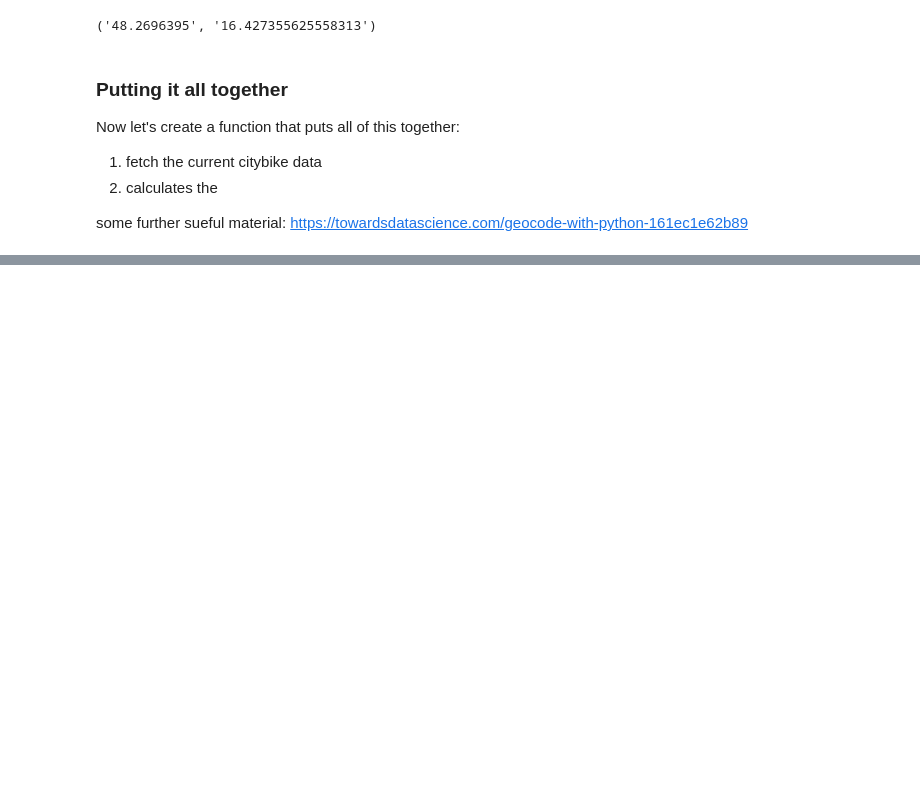
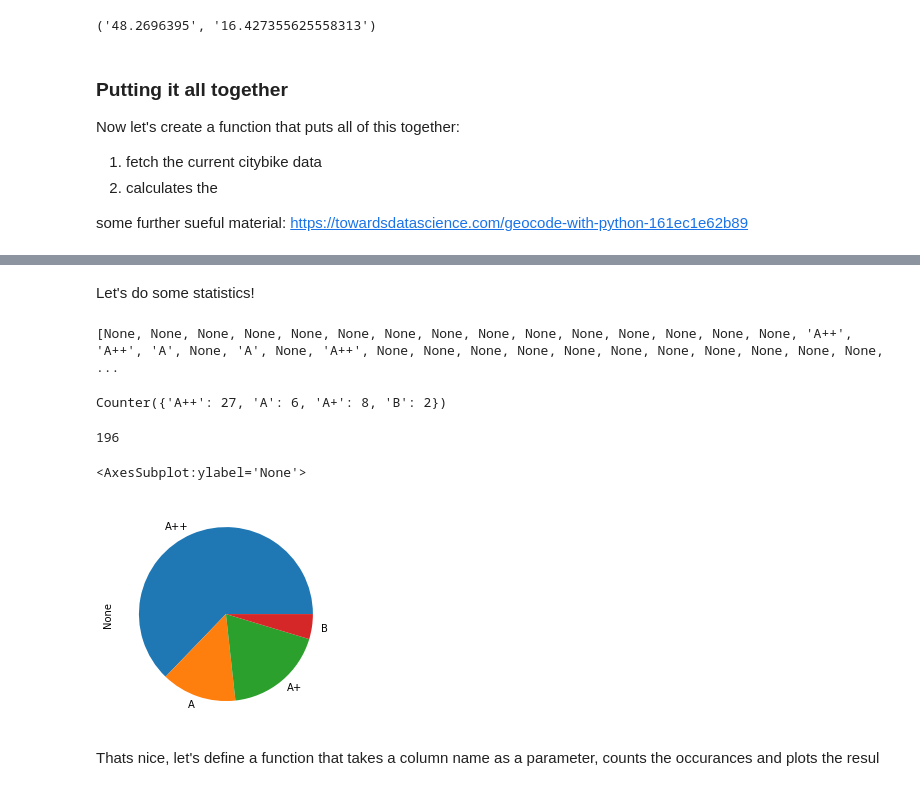
Before and after one commit to simonschaluppe/MEE1-3-PEQ, a Jupyter notebook: Exercises/solutions/External_data.ipynb, the cells around one changed output, grey strips where cells are left out. Drawn from its saved outputs; the diff is of its cells as text; code cells hidden in the pictures; blank space fills up the shorter version.

```diff
--- a/Exercises/solutions/External_data.ipynb
+++ b/Exercises/solutions/External_data.ipynb
@@ -338,0 +396,4 @@ ____________________
+# %%
+addr = "https://data.wien.gv.at/daten/geo?service=WFS&request=GetFeature&version=1.1.0&typeName=ogdwien:ENINNOVPRJV2OGD%20&srsName=EPSG:4326&outputFormat=json"
+response = requests.get(addr)
+data = response.json()
@@ -338,0 +405,4 @@ ____________________
+# %%
+projects = data["features"]
+print(f"{len(projects)=}")
+projects[0]
@@ -338,0 +428,29 @@ ____________________
+# %% [markdown]
+Let's do some statistics!
+# %%
+EKLASSE = [p["properties"]['EEFF_EKLASSE'] for p in projects]
+print(EKLASSE)
+# %% [output]
+[None, None, None, None, None, None, None, None, None, None, None, None, None, None, None, 'A++', 'A++', 'A', None, 'A', None, 'A++', None, None, None, None, None, None, None, None, None, None, None,  ...
+# %%
+from collections import Counter
+EKLASSE = [e for e in EKLASSE if e is not None]
+eneffklasse = Counter(EKLASSE)
+eneffklasse
+# %% [output]
+Counter({'A++': 27, 'A': 6, 'A+': 8, 'B': 2})
+# %%
+import pandas as pd
+df = pd.DataFrame([p["properties"] for p in projects])
+df.columns
+len(df)
+# %% [output]
+196
+# %%
+pd.Series(eneffklasse).plot(kind="pie")
+# %% [output]
+<AxesSubplot:ylabel='None'>
+[figure, added]
+# %% [markdown]
+Thats nice, let's define a function that takes a column name as a
+parameter, counts the occurances and plots the resul
```
Also changed, not shown: parts of 30 cells of this notebook.
